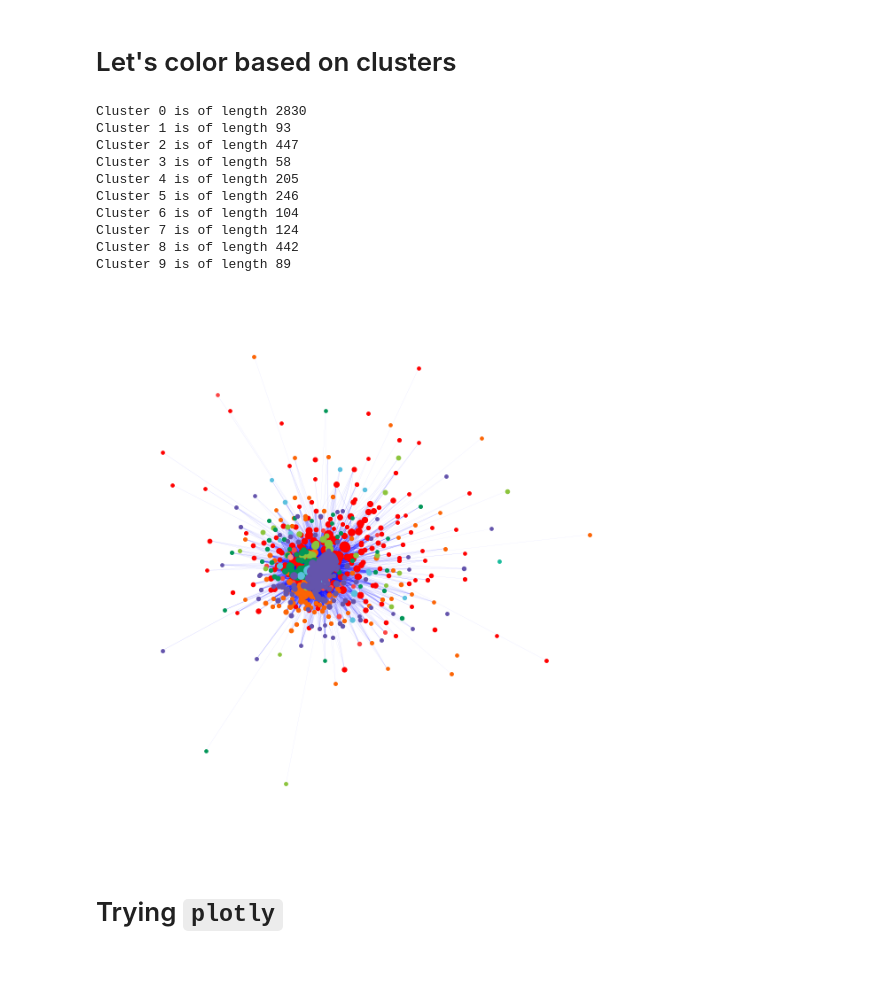
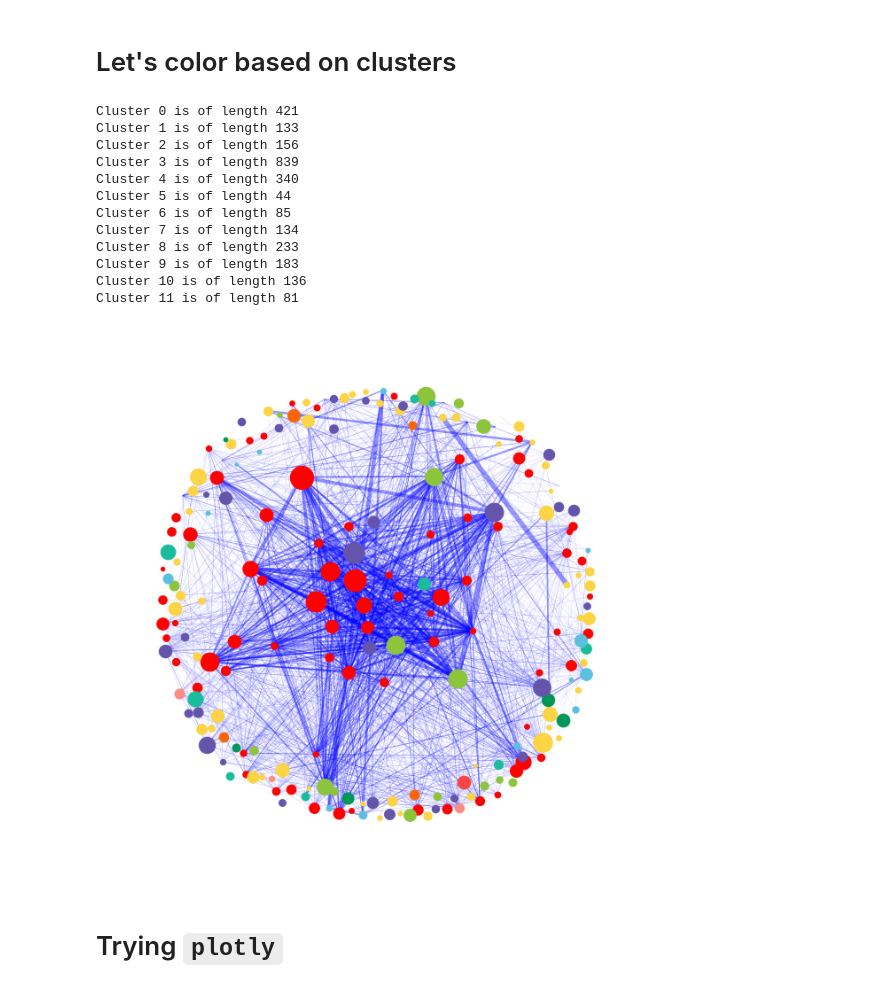
Before and after one commit to jsirait/honor_thesis, a Jupyter notebook: 9 - Graph for 6 months.ipynb, the cells around one changed output. Saved outputs shown, nothing was run; the diff lists cells and outputs as text; code cells hidden in the pictures.

Commit message:
better spring layout

```diff
--- a/9 - Graph for 6 months.ipynb
+++ b/9 - Graph for 6 months.ipynb
@@ -385,5 +467,5 @@ Let's multiply the weights by 28.5 so we get maximum weights of 6
 # %%
-norm_weights = [w*30 for w in norm_weights]
+norm_weights = [w*5 for w in norm_weights]
 # %%
 max(norm_weights)
 # %% [output]
@@ -423,6 +509,6 @@ plt.hist(ordered_weights)
 # %%
 figure(figsize=(8, 8), dpi=80)
-pos = nx.kamada_kawai_layout(G) #, seed=7)  # positions for all nodes - seed for reproducibility
+pos = nx.spring_layout(G, k=4.5, scale=None, seed=7)  # positions for all nodes - seed for reproducibility
 
 # nodes
 for nn in G.nodes():
@@ -454,58 +540,60 @@ plt.show()
 # %% [markdown]
 # Let's color based on clusters
 # %%
-with open('clusters.json', 'r') as cluster_infile:
+with open('clusters_subscribers.json', 'r') as cluster_infile:
     clusters = json.load(cluster_infile)
 # %%
-for i in range(10):
+for i in range(12):
     print(f"Cluster {i} is of length {len(clusters[str(i)])}")
 # %% [output]
-Cluster 0 is of length 2830
-Cluster 1 is of length 93
-Cluster 2 is of length 447
-Cluster 3 is of length 58
-Cluster 4 is of length 205
-Cluster 5 is of length 246
-Cluster 6 is of length 104
-Cluster 7 is of length 124
-Cluster 8 is of length 442
-Cluster 9 is of length 89
+Cluster 0 is of length 421
+Cluster 1 is of length 133
+Cluster 2 is of length 156
+Cluster 3 is of length 839
+Cluster 4 is of length 340
+Cluster 5 is of length 44
+Cluster 6 is of length 85
+Cluster 7 is of length 134
+Cluster 8 is of length 233
+Cluster 9 is of length 183
+Cluster 10 is of length 136
+Cluster 11 is of length 81
 # %%
 figure(figsize=(8, 8), dpi=80)
-pos = nx.spring_layout(G) #, seed=7)  # positions for all nodes - seed for reproducibility
+pos = nx.spring_layout(G, k=4.5, scale=None, seed=7)  # positions for all nodes - seed for reproducibility
 
 colors = ["#ff0000", "#fc4444", "#fc6404", "#fcd444", "#8cc43c",
          "#029658", "#1abc9c", "#5bc0de", "#6454ac", "#fc8c84"]
 
 # nodes
 for i in range(10):
     for nn in clusters[str(i)]:
         if nn in G.nodes():
             nx.draw_networkx_nodes(G, pos, nodelist = [nn],
                                node_size=node_sizes[nn],
                               node_color = colors[i])
 
 # edges
 # ecount = 0
 # for u,v,w in G.edges(data=True):
 #     if ecount%100 == 0:
 #         print("{}% done".format(ecount*100/len_edges))
 nx.draw_networkx_edges(G, pos,
                        edgelist=G.edges,
                        width = ordered_weights,
                        alpha=0.4, edge_color="b")
 #     ecount += 1
 
 # # labels
 # nx.draw_networkx_labels(G, pos, font_size=20, font_family="sans-serif")
 
 ax = plt.gca()
 ax.margins(0.08)
 plt.axis("off")
 plt.tight_layout()
 plt.show()
 # %% [output]
-[figure, old version]
+[figure, new version]
 # %% [markdown]
 # Trying `plotly`
 # %%
```
Also changed, not shown: parts of 46 cells of this notebook, 2 other files.
